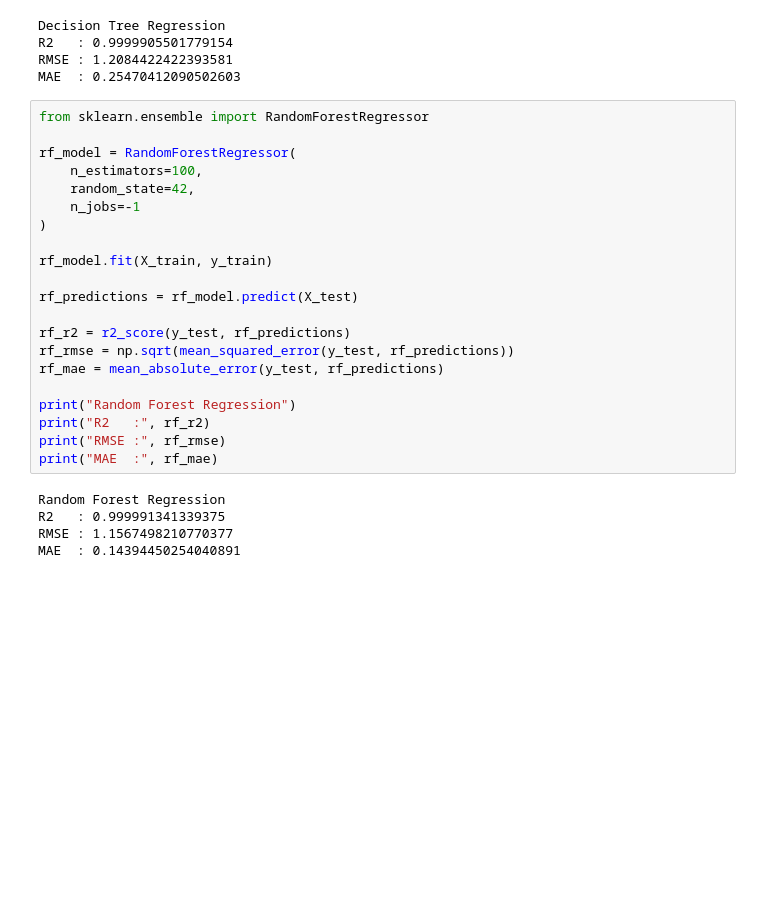
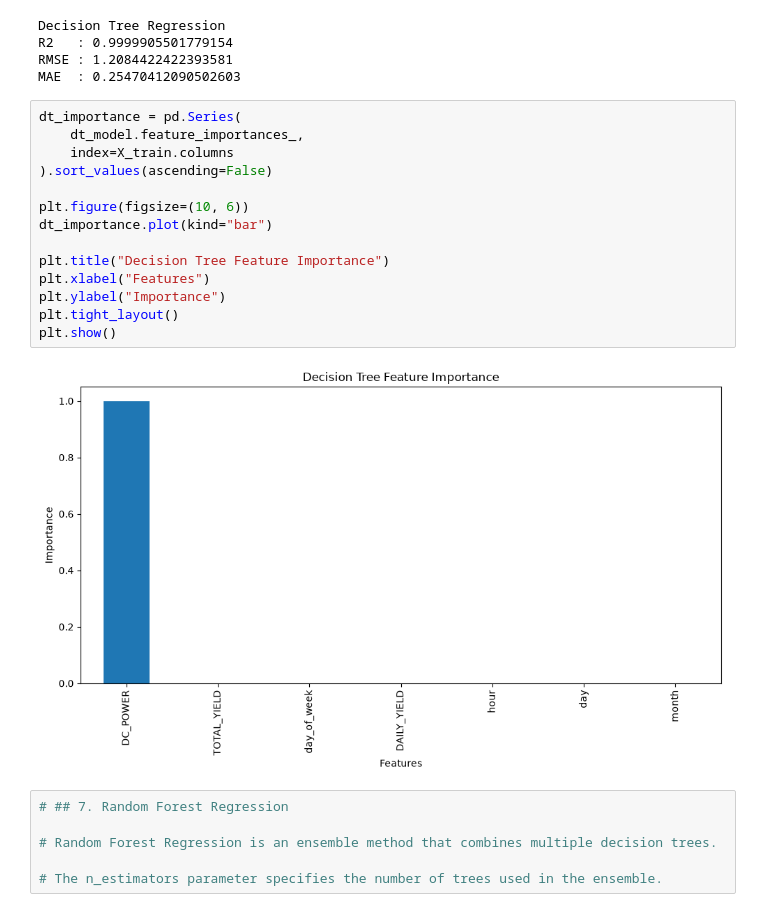
Before and after one commit to Meghana-PV/ml_caseStudy, a Jupyter notebook: notebooks/Regression1.ipynb, the cells around one changed output. Cells and saved outputs as stored; diff of their text form; blank space fills up the shorter version.

Commit message:
added decision tree,random forest,gradient boosting

```diff
--- a/notebooks/Regression1.ipynb
+++ b/notebooks/Regression1.ipynb
@@ -515,28 +515,24 @@ R2   : 0.9999905501779154
 RMSE : 1.2084422422393581
 MAE  : 0.25470412090502603
 # %%
-from sklearn.ensemble import RandomForestRegressor
+dt_importance = pd.Series(
+    dt_model.feature_importances_,
+    index=X_train.columns
+).sort_values(ascending=False)
 
-rf_model = RandomForestRegressor(
-    n_estimators=100,
-    random_state=42,
-    n_jobs=-1
-)
+plt.figure(figsize=(10, 6))
+dt_importance.plot(kind="bar")
 
-rf_model.fit(X_train, y_train)
-
-rf_predictions = rf_model.predict(X_test)
-
-rf_r2 = r2_score(y_test, rf_predictions)
-rf_rmse = np.sqrt(mean_squared_error(y_test, rf_predictions))
-rf_mae = mean_absolute_error(y_test, rf_predictions)
-
-print("Random Forest Regression")
-print("R2   :", rf_r2)
-print("RMSE :", rf_rmse)
-print("MAE  :", rf_mae)
+plt.title("Decision Tree Feature Importance")
+plt.xlabel("Features")
+plt.ylabel("Importance")
+plt.tight_layout()
+plt.show()
 # %% [output]
-Random Forest Regression
-R2   : 0.999991341339375
-RMSE : 1.1567498210770377
-MAE  : 0.14394450254040891
+[figure, added]
+# %%
+# ## 7. Random Forest Regression
+
+# Random Forest Regression is an ensemble method that combines multiple decision trees.
+
+# The n_estimators parameter specifies the number of trees used in the ensemble.
```
Also changed, not shown: parts of 4 cells of this notebook.
